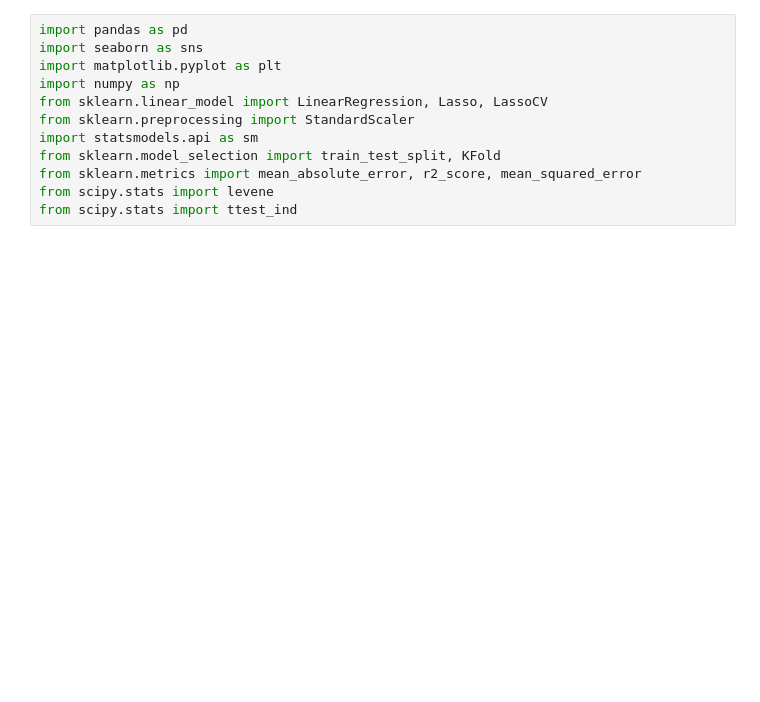
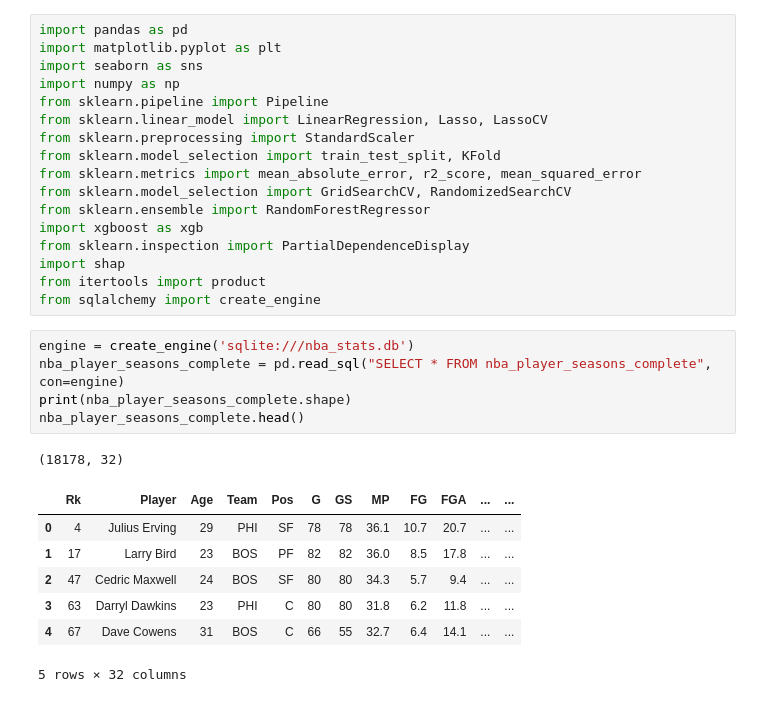
Before and after one commit to Logan-Locke/nba-analytics-pipeline, a Jupyter notebook: prediction.ipynb, the cells around one changed output. Drawn from its saved outputs; the diff is of its cells as text; blank space fills up the shorter version.

```diff
--- a/prediction.ipynb
+++ b/prediction.ipynb
@@ -1,13 +1,32 @@
 # %%
 import pandas as pd
+import matplotlib.pyplot as plt
 import seaborn as sns
-import matplotlib.pyplot as plt
 import numpy as np
+from sklearn.pipeline import Pipeline
 from sklearn.linear_model import LinearRegression, Lasso, LassoCV
 from sklearn.preprocessing import StandardScaler
-import statsmodels.api as sm
 from sklearn.model_selection import train_test_split, KFold
 from sklearn.metrics import mean_absolute_error, r2_score, mean_squared_error
-from scipy.stats import levene
-from scipy.stats import ttest_ind
+from sklearn.model_selection import GridSearchCV, RandomizedSearchCV
+from sklearn.ensemble import RandomForestRegressor
+import xgboost as xgb
+from sklearn.inspection import PartialDependenceDisplay
+import shap
+from itertools import product
+from sqlalchemy import create_engine
+# %%
+engine = create_engine('sqlite:///nba_stats.db')
+nba_player_seasons_complete = pd.read_sql("SELECT * FROM nba_player_seasons_complete", con=engine)
+print(nba_player_seasons_complete.shape)
+nba_player_seasons_complete.head()
+# %% [output]
+(18178, 32)
+|  | Rk | Player | Age | Team | Pos | G | GS | MP | FG | FGA | ... | ... |
+| 0 | 4 | Julius Erving | 29 | PHI | SF | 78 | 78 | 36.1 | 10.7 | 20.7 | ... | ... |
+| 1 | 17 | Larry Bird | 23 | BOS | PF | 82 | 82 | 36.0 | 8.5 | 17.8 | ... | ... |
+| 2 | 47 | Cedric Maxwell | 24 | BOS | SF | 80 | 80 | 34.3 | 5.7 | 9.4 | ... | ... |
+| 3 | 63 | Darryl Dawkins | 23 | PHI | C | 80 | 80 | 31.8 | 6.2 | 11.8 | ... | ... |
+| 4 | 67 | Dave Cowens | 31 | BOS | C | 66 | 55 | 32.7 | 6.4 | 14.1 | ... | ... |
+5 rows × 32 columns
 # %% [markdown]
```
Also changed, not shown: parts of 26 cells of this notebook.
